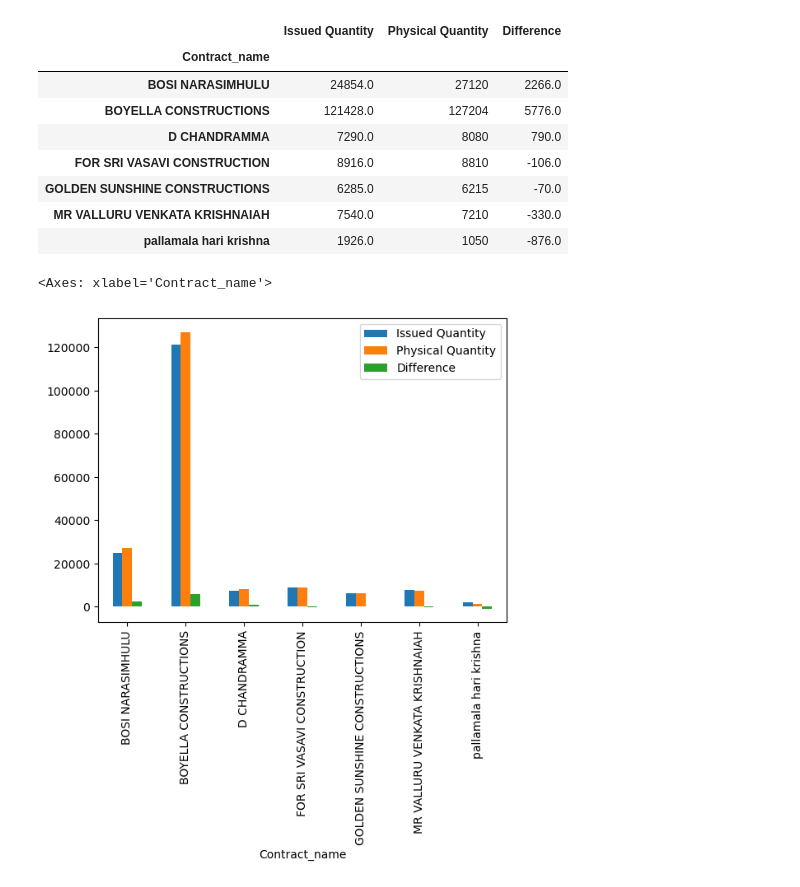
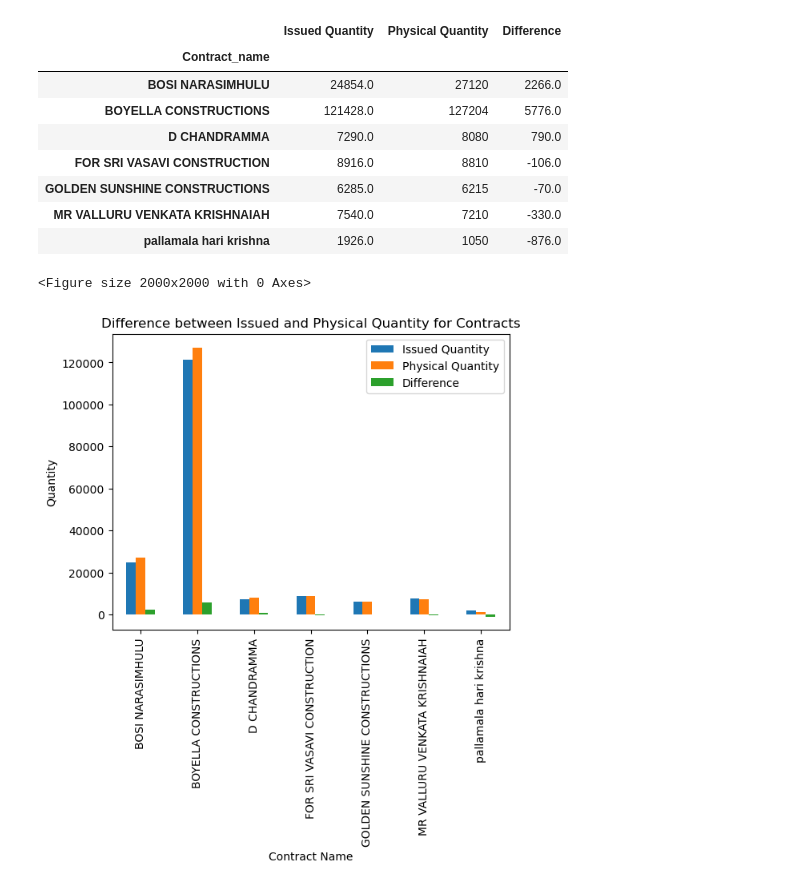
Before and after one commit to sumanthmalipeddi/CementChindepaliContReport, a Jupyter notebook: ChindepalliCementContReport.ipynb, the cells around one changed output. Cells and saved outputs as stored; diff of their text form; code cells hidden in the pictures.

```diff
--- a/ChindepalliCementContReport.ipynb
+++ b/ChindepalliCementContReport.ipynb
@@ -96,8 +96,23 @@ used
 | GOLDEN SUNSHINE CONSTRUCTIONS | 6285.0 | 6215 | -70.0 |
 | MR VALLURU VENKATA KRISHNAIAH | 7540.0 | 7210 | -330.0 |
 | pallamala hari krishna | 1926.0 | 1050 | -876.0 |
-# %%
-used.plot.bar()
-# %% [output]
-<Axes: xlabel='Contract_name'>
-[figure, removed]
+# %%
+# Increase the figure size
+plt.figure(figsize=(20, 20))
+
+# Add labels to the plot
+used.plot.bar()
+plt.xlabel("Contract Name")
+plt.ylabel("Quantity")
+plt.title("Difference between Issued and Physical Quantity for Contracts")
+
+
+
+# Save the plot as a PNG image
+plt.savefig("difference_plot.png")
+
+# Display the plot
+plt.show()
+# %% [output]
+<Figure size 2000x2000 with 0 Axes>
+[figure, added]
```
Also changed, not shown: 1 other file.
